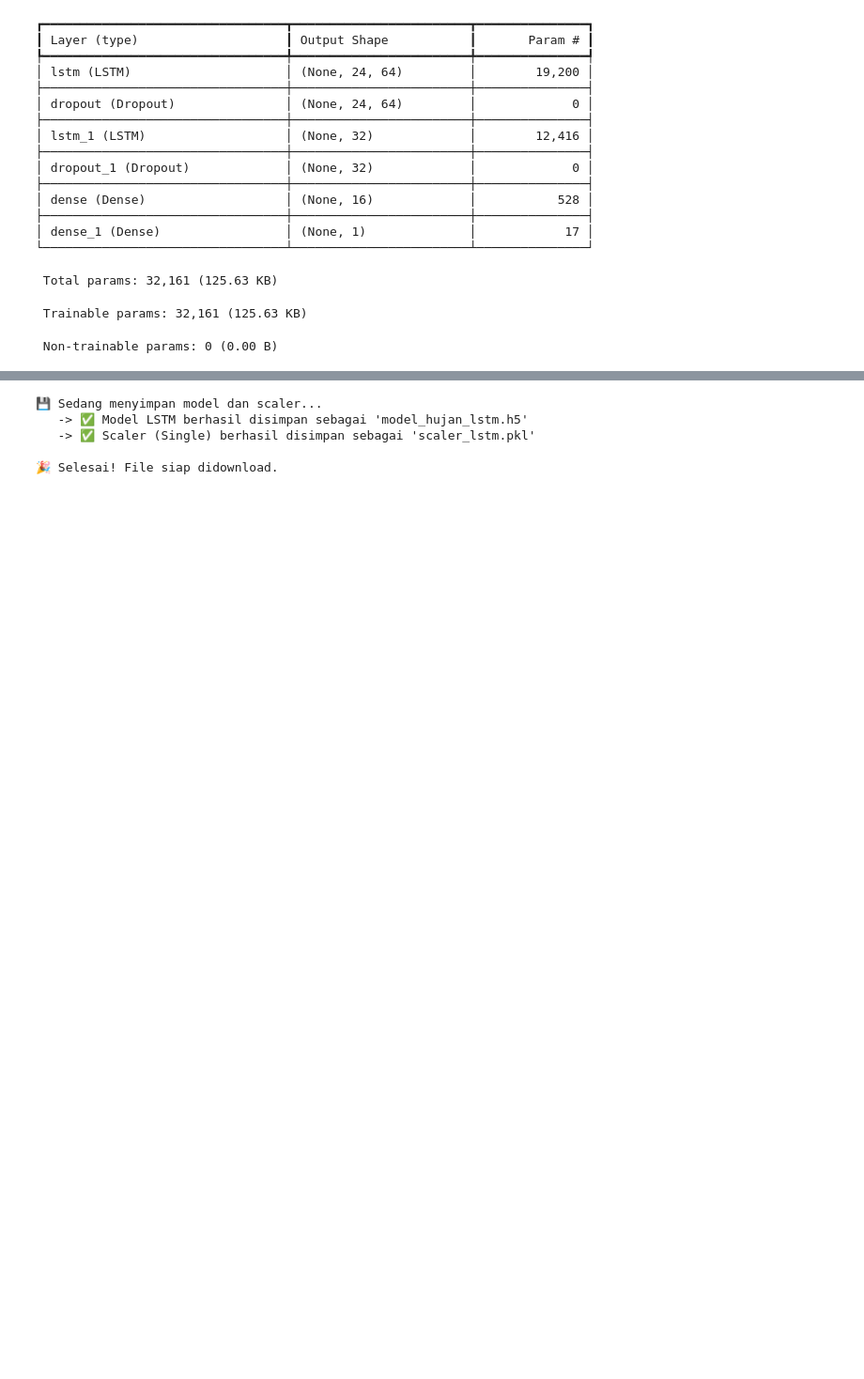
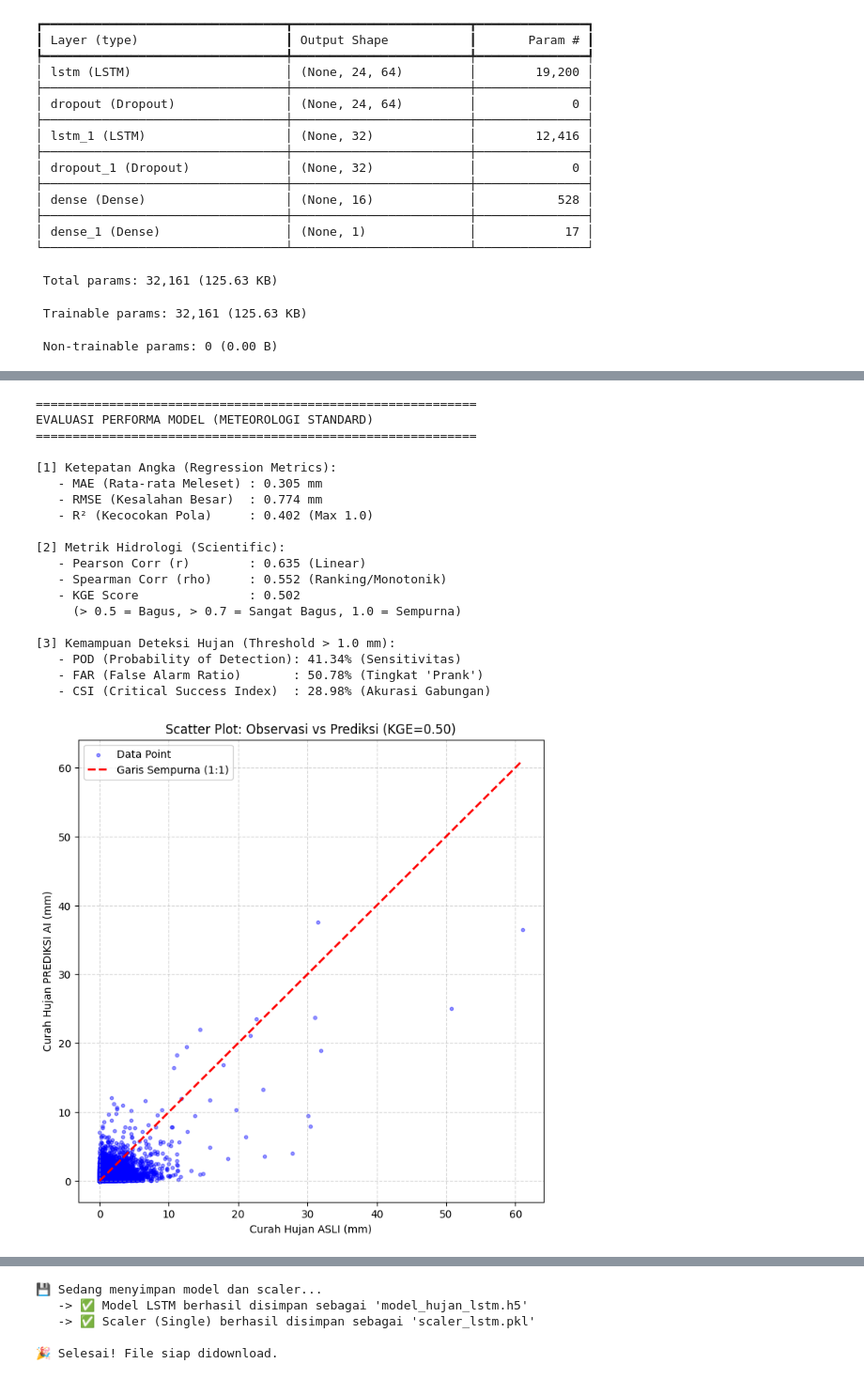
Before and after one commit to evanalif113/Catatan_Meteorologi, a Jupyter notebook: model-prediksi-estimasi-dengan-lstm.ipynb, the cells around one changed output, grey strips where cells are left out. Shown at 94% size. Cells and saved outputs as stored; diff of their text form; code cells hidden in the pictures; blank space fills up the shorter version.

```diff
--- a/model-prediksi-estimasi-dengan-lstm.ipynb
+++ b/model-prediksi-estimasi-dengan-lstm.ipynb
@@ -510,34 +510,55 @@ def evaluasi_pro(y_true, y_pred, threshold_hujan=1.0):
 
             # Tambah epsilon (1e-10) biar gak error division by zero
             pod = tp / (tp + fn + 1e-10) # Probability of Detection
             far = fp / (fp + tp + 1e-10) # False Alarm Ratio
             csi = tp / (tp + fn + fp + 1e-10) # Critical Success Index
 
             print(f"   - POD (Probability of Detection): {pod:.2%} (Sensitivitas)")
             print(f"   - FAR (False Alarm Ratio)       : {far:.2%} (Tingkat 'Prank')")
             print(f"   - CSI (Critical Success Index)  : {csi:.2%} (Akurasi Gabungan)")
         except ValueError:
             print("   ⚠️ Gagal menghitung confusion matrix (Mungkin data hanya berisi 1 kelas).")
 
     # --- 4. VISUALISASI SCATTER PLOT ---
     plt.figure(figsize=(8, 8))
 
     # Scatter plot
     plt.scatter(y_true, y_pred, alpha=0.4, color='blue', s=10, label='Data Point')
 
     # Garis Identitas (Target Sempurna 1:1)
     max_val = max(y_true.max(), y_pred.max())
     plt.plot([0, max_val], [0, max_val], 'r--', linewidth=2, label='Garis Sempurna (1:1)')
 
     plt.title(f"Scatter Plot: Observasi vs Prediksi (KGE={kge:.2f})")
     plt.xlabel("Curah Hujan ASLI (mm)")
     plt.ylabel("Curah Hujan PREDIKSI AI (mm)")
     plt.legend()
     plt.grid(True, linestyle='--', alpha=0.5)
     plt.show()
 
 # --- CARA PAKAI ---
-# evaluasi_pro(y_test_final, y_pred_final)
+evaluasi_pro(y_test_final, y_pred_final)
+# %% [output]
+============================================================
+EVALUASI PERFORMA MODEL (METEOROLOGI STANDARD)
+============================================================
+
+[1] Ketepatan Angka (Regression Metrics):
+   - MAE (Rata-rata Meleset) : 0.305 mm
+   - RMSE (Kesalahan Besar)  : 0.774 mm
+   - R² (Kecocokan Pola)     : 0.402 (Max 1.0)
+
+[2] Metrik Hidrologi (Scientific):
+   - Pearson Corr (r)        : 0.635 (Linear)
+   - Spearman Corr (rho)     : 0.552 (Ranking/Monotonik)
+   - KGE Score               : 0.502
+     (> 0.5 = Bagus, > 0.7 = Sangat Bagus, 1.0 = Sempurna)
+
+[3] Kemampuan Deteksi Hujan (Threshold > 1.0 mm):
+   - POD (Probability of Detection): 41.34% (Sensitivitas)
+   - FAR (False Alarm Ratio)       : 50.78% (Tingkat 'Prank')
+   - CSI (Critical Success Index)  : 28.98% (Akurasi Gabungan)
+[figure, added]
 # %%
 # =========================================================
 # 🔍 VISUALISASI SEMUA VARIABEL (SANITY CHECK)
```
Also changed, not shown: parts of 6 cells of this notebook.
